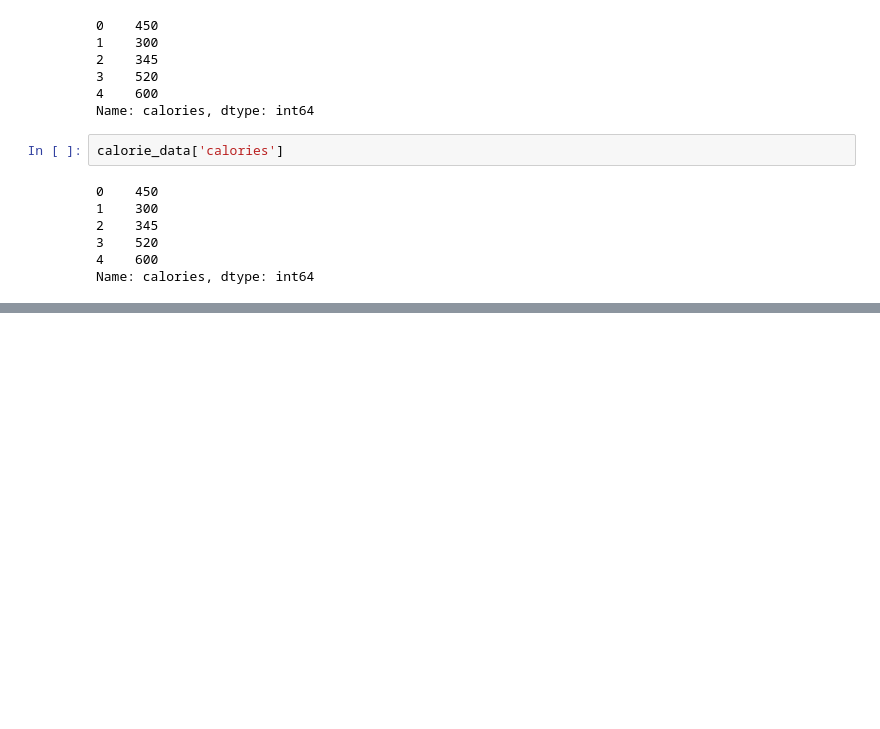
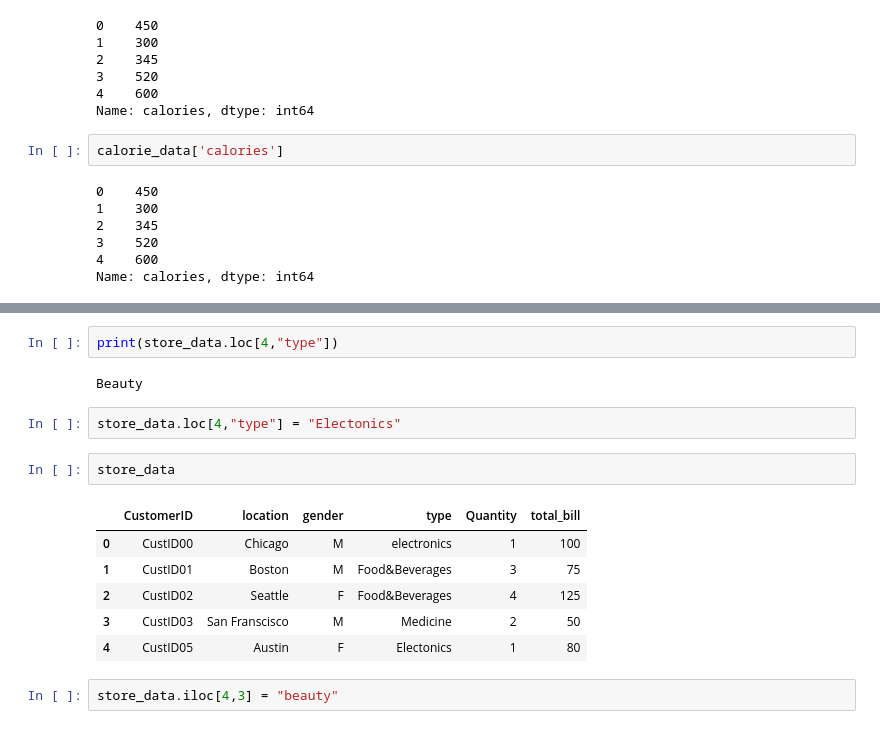
Before and after one commit to chemkemeimyers/PythonProjects, a Jupyter notebook: Pandas.ipynb, the cells around one changed output, grey strips where cells are left out. Cells and saved outputs as stored; diff of their text form; blank space fills up the shorter version.

```diff
--- a/Pandas.ipynb
+++ b/Pandas.ipynb
@@ -335,0 +368,17 @@ Name: calories, dtype: int64
+# %%
+print(store_data.loc[4,"type"])
+# %% [output]
+Beauty
+# %%
+store_data.loc[4,"type"] = "Electonics"
+# %%
+store_data
+# %% [output]
+|  | CustomerID | location | gender | type | Quantity | total_bill |
+| 0 | CustID00 | Chicago | M | electronics | 1 | 100 |
+| 1 | CustID01 | Boston | M | Food&Beverages | 3 | 75 |
+| 2 | CustID02 | Seattle | F | Food&Beverages | 4 | 125 |
+| 3 | CustID03 | San Franscisco | M | Medicine | 2 | 50 |
+| 4 | CustID05 | Austin | F | Electonics | 1 | 80 |
+# %%
+store_data.iloc[4,3] = "beauty"
```
Also changed, not shown: parts of 24 cells of this notebook.
